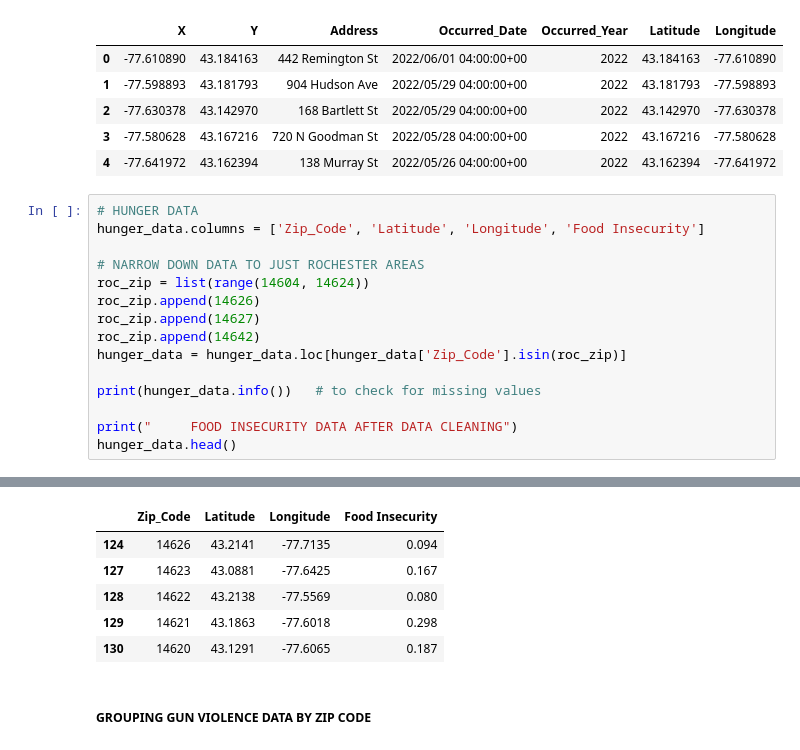
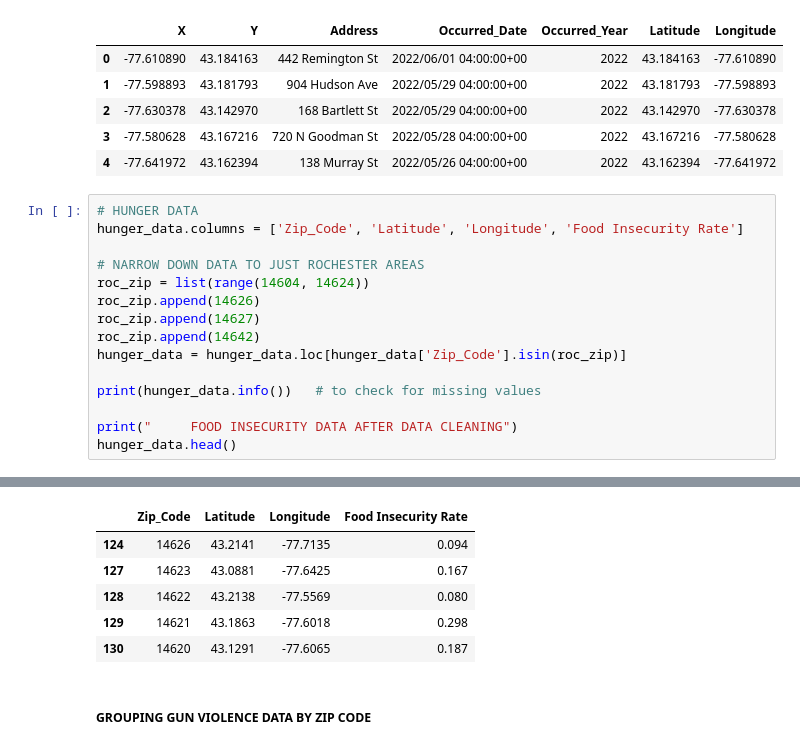
Before and after one commit to javac0f/RocGunHungerEda, a Jupyter notebook: jared_try.ipynb, the cells around one changed output, grey strips where cells are left out. Cells and saved outputs as stored; diff of their text form.

```diff
--- a/jared_try.ipynb
+++ b/jared_try.ipynb
@@ -99,7 +100,7 @@ None
 | 4 | -77.641972 | 43.162394 | 138 Murray St | 2022/05/26 04:00:00+00 | 2022 | 43.162394 | -77.641972 |
 # %%
 # HUNGER DATA
-hunger_data.columns = ['Zip_Code', 'Latitude', 'Longitude', 'Food Insecurity']
+hunger_data.columns = ['Zip_Code', 'Latitude', 'Longitude', 'Food Insecurity Rate']
 
 # NARROW DOWN DATA TO JUST ROCHESTER AREAS
 roc_zip = list(range(14604, 14624))
@@ -125,8 +126,8 @@ Data columns (total 4 columns):
 dtypes: float64(3), int64(1)
 memory usage: 800.0 bytes
 None
      FOOD INSECURITY DATA AFTER DATA CLEANING
-|  | Zip_Code | Latitude | Longitude | Food Insecurity |
+|  | Zip_Code | Latitude | Longitude | Food Insecurity Rate |
 | 124 | 14626 | 43.2141 | -77.7135 | 0.094 |
 | 127 | 14623 | 43.0881 | -77.6425 | 0.167 |
 | 128 | 14622 | 43.2138 | -77.5569 | 0.080 |
```
Also changed, not shown: parts of 16 cells of this notebook.
